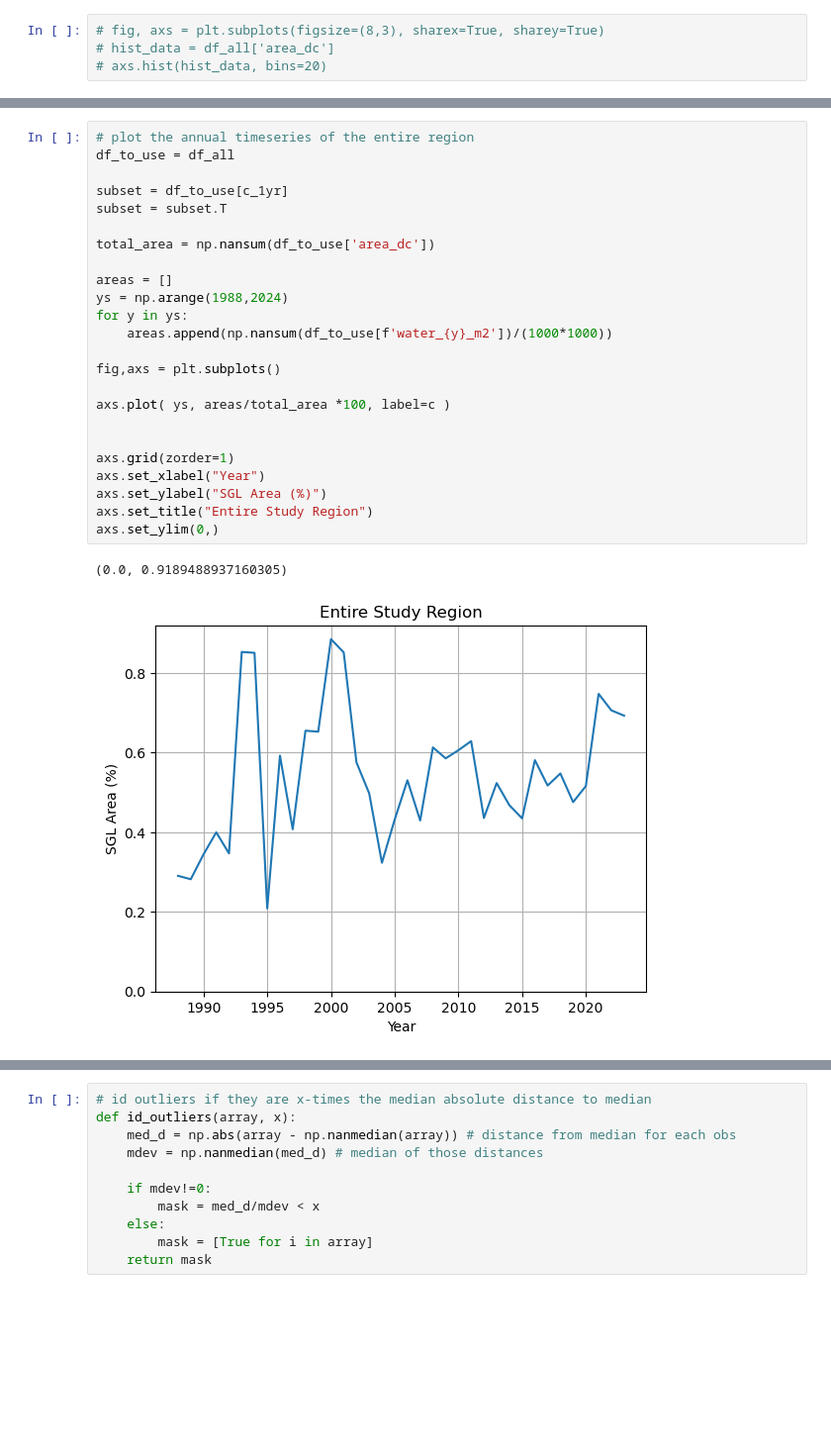
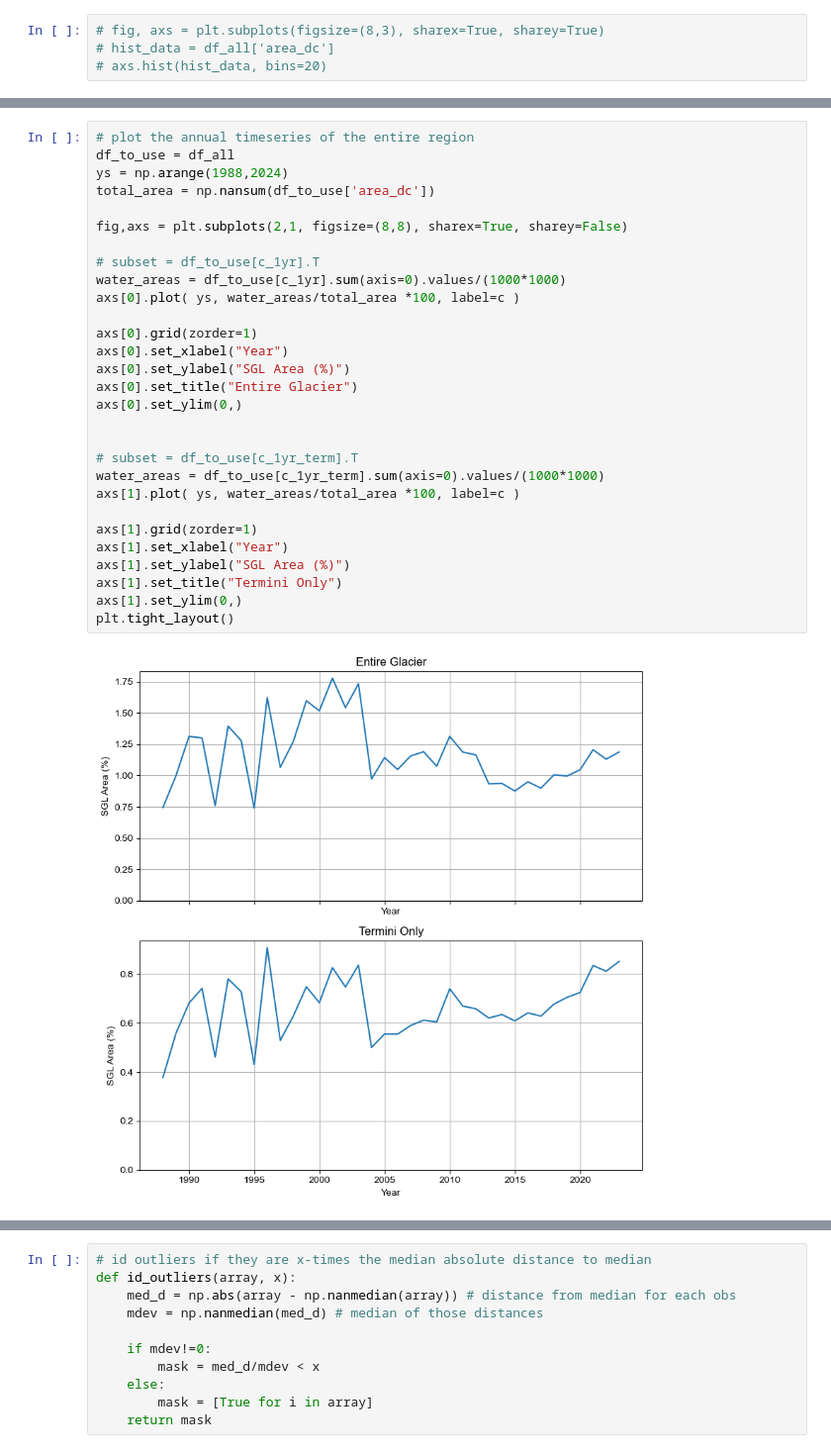
Before and after one commit to lucas-zeller/HMA_supraglacial_hydrology, a Jupyter notebook: investigate_regional_water.ipynb, the cells around one changed output, grey strips where cells are left out. Shown at 99% size. Cells and saved outputs as stored; diff of their text form; blank space fills up the shorter version.

```diff
--- a/investigate_regional_water.ipynb
+++ b/investigate_regional_water.ipynb
@@ -122,27 +136,31 @@ df_all.head()
-# %%
-# plot the annual timeseries of the entire region
-df_to_use = df_all
-
-subset = df_to_use[c_1yr]
-subset = subset.T
-
-total_area = np.nansum(df_to_use['area_dc'])
-
-areas = []
-ys = np.arange(1988,2024)
-for y in ys:
-    areas.append(np.nansum(df_to_use[f'water_{y}_m2'])/(1000*1000))
-
-fig,axs = plt.subplots()
-
-axs.plot( ys, areas/total_area *100, label=c )
-
-
-axs.grid(zorder=1)
-axs.set_xlabel("Year")
-axs.set_ylabel("SGL Area (%)")
-axs.set_title("Entire Study Region")
-axs.set_ylim(0,)
-# %% [output]
-(0.0, 0.9189488937160305)
-[figure, removed]
+# %%
+# plot the annual timeseries of the entire region
+df_to_use = df_all
+ys = np.arange(1988,2024)
+total_area = np.nansum(df_to_use['area_dc'])
+
+fig,axs = plt.subplots(2,1, figsize=(8,8), sharex=True, sharey=False)
+
+# subset = df_to_use[c_1yr].T
+water_areas = df_to_use[c_1yr].sum(axis=0).values/(1000*1000)
+axs[0].plot( ys, water_areas/total_area *100, label=c )
+
+axs[0].grid(zorder=1)
+axs[0].set_xlabel("Year")
+axs[0].set_ylabel("SGL Area (%)")
+axs[0].set_title("Entire Glacier")
+axs[0].set_ylim(0,)
+
+
+# subset = df_to_use[c_1yr_term].T
+water_areas = df_to_use[c_1yr_term].sum(axis=0).values/(1000*1000)
+axs[1].plot( ys, water_areas/total_area *100, label=c )
+
+axs[1].grid(zorder=1)
+axs[1].set_xlabel("Year")
+axs[1].set_ylabel("SGL Area (%)")
+axs[1].set_title("Termini Only")
+axs[1].set_ylim(0,)
+plt.tight_layout()
+# %% [output]
+[figure, added]
```
Also changed, not shown: parts of 13 cells of this notebook, 29 other files.
